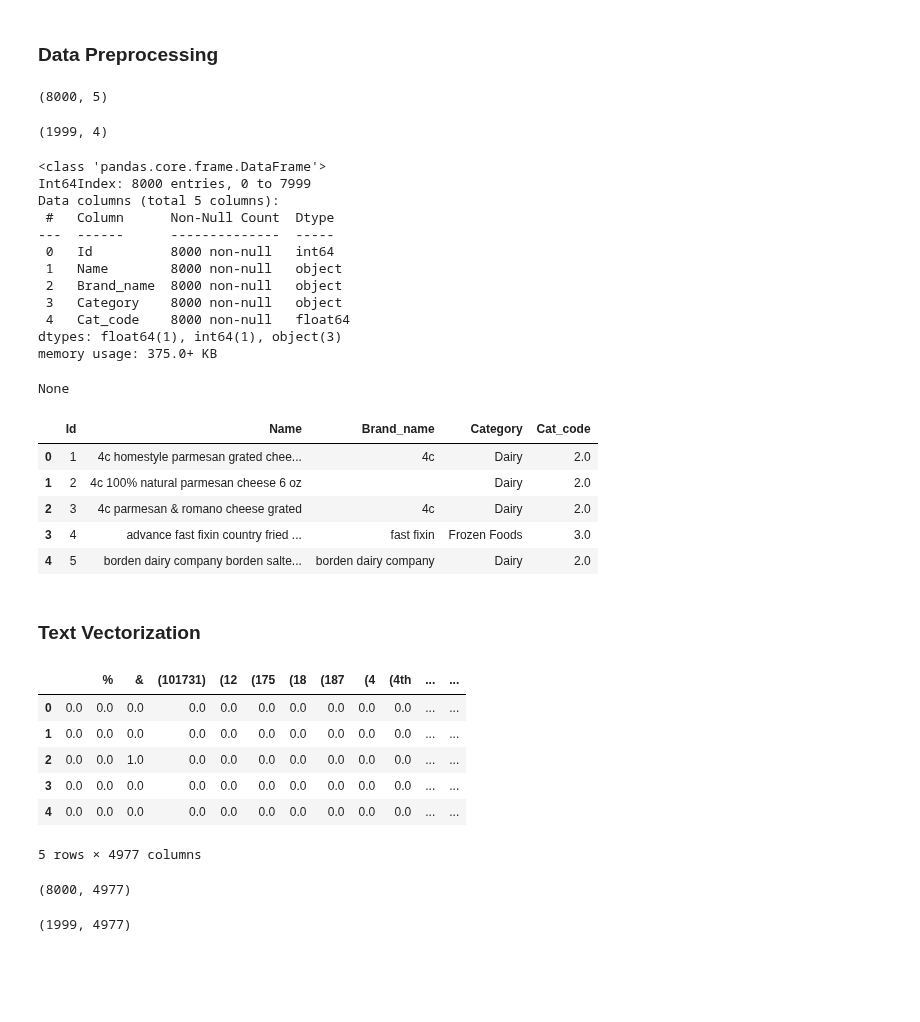
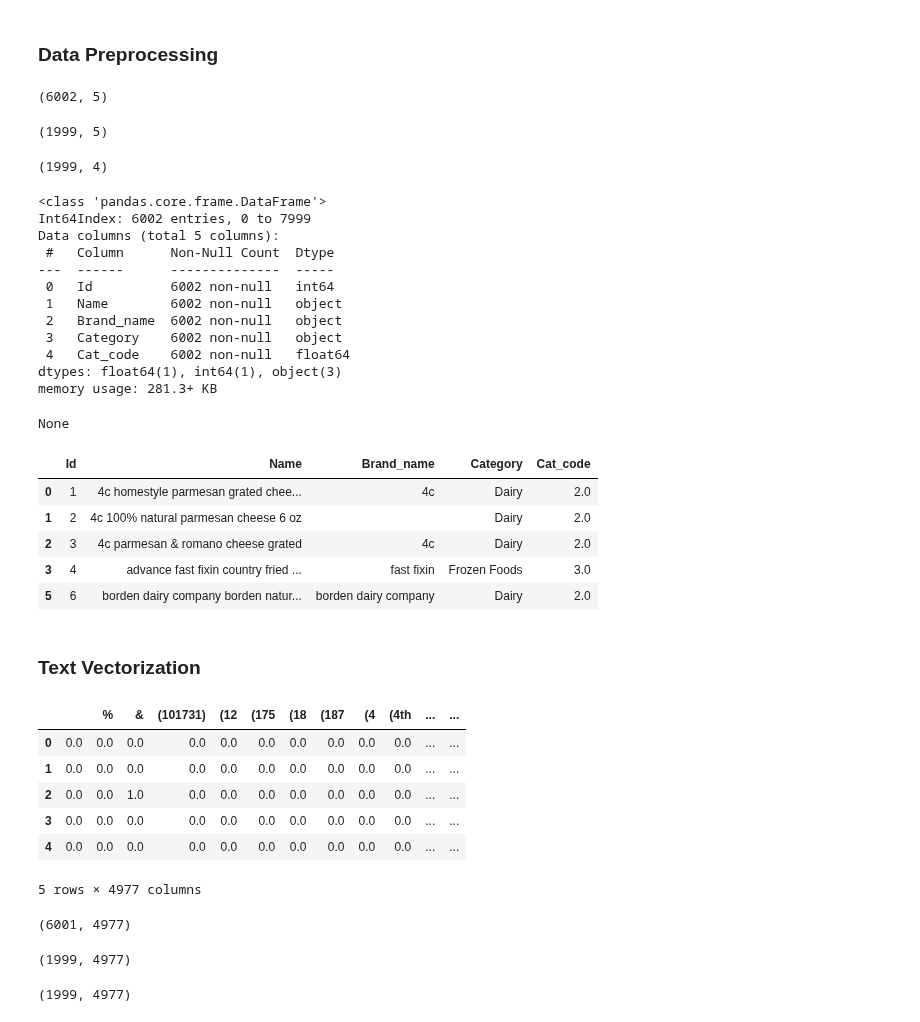
Before and after one commit to akiehl2000/STAA578_Homework, a Jupyter notebook: Homework4/homework4.ipynb, the cells around one changed output. Saved outputs shown, nothing was run; the diff lists cells and outputs as text; code cells hidden in the pictures; blank space fills up the shorter version.

Commit message:
Hold out validation set

```diff
--- a/Homework4/homework4.ipynb
+++ b/Homework4/homework4.ipynb
@@ -37,41 +39,49 @@ fullDF.loc[fullDF.brandAlready == -1, 'Name'] = fullDF.loc[fullDF.brandAlready =
     ' ' + fullDF.loc[fullDF.brandAlready == -1, 'Name']
 fullDF.drop('brandAlready', axis = 1, inplace = True)
 # %%
+# seed random seed
+random.seed(542023)
+
 # split data
 trainDF = pd.DataFrame(fullDF.loc[fullDF['origin'] == 'train'].drop('origin', axis = 1))
+validIdx = random.sample(list(trainDF['Id'] - 1), 1999)
+validDF = trainDF.loc[validIdx]
+trainDF = trainDF.loc[trainDF['Id'].apply(lambda x: x not in validIdx)]
 testDF = pd.DataFrame(fullDF.loc[fullDF['origin'] == 'test'].drop(['origin', 'Category'], axis = 1))
 
 # check dimensions of data
 display(trainDF.shape)
+display(validDF.shape)
 display(testDF.shape)
 
 # check data types
 display(trainDF.info())
 
 # peek at data
 display(trainDF.head())
 # %% [output]
-(8000, 5)
+(6002, 5)
-(1999, 4)
+(1999, 5)
-<class 'pandas.core.frame.DataFrame'>
-Int64Index: 8000 entries, 0 to 7999
-Data columns (total 5 columns):
- #   Column      Non-Null Count  Dtype
----  ------      --------------  -----
- 0   Id          8000 non-null   int64
- 1   Name        8000 non-null   object
- 2   Brand_name  8000 non-null   object
- 3   Category    8000 non-null   object
- 4   Cat_code    8000 non-null   float64
-dtypes: float64(1), int64(1), object(3)
-memory usage: 375.0+ KB
+(1999, 4)
-None
+<class 'pandas.core.frame.DataFrame'>
+Int64Index: 6002 entries, 0 to 7999
+Data columns (total 5 columns):
+ #   Column      Non-Null Count  Dtype
+---  ------      --------------  -----
+ 0   Id          6002 non-null   int64
+ 1   Name        6002 non-null   object
+ 2   Brand_name  6002 non-null   object
+ 3   Category    6002 non-null   object
+ 4   Cat_code    6002 non-null   float64
+dtypes: float64(1), int64(1), object(3)
+memory usage: 281.3+ KB
+None
 |  | Id | Name | Brand_name | Category | Cat_code |
 | 0 | 1 | 4c homestyle parmesan grated chee... | 4c | Dairy | 2.0 |
 | 1 | 2 | 4c 100% natural parmesan cheese 6 oz |  | Dairy | 2.0 |
 | 2 | 3 | 4c parmesan & romano cheese grated | 4c | Dairy | 2.0 |
 | 3 | 4 | advance fast fixin country fried ... | fast fixin | Frozen Foods | 3.0 |
-| 4 | 5 | borden dairy company borden salte... | borden dairy company | Dairy | 2.0 |
+| 5 | 6 | borden dairy company borden natur... | borden dairy company | Dairy | 2.0 |
 # %% [markdown]
 ### Text Vectorization
 # %%
@@ -95,10 +105,13 @@ display(wordBag.head())
 
 # split word bag
 trainDFwordBag = wordBag.loc[0:7999]
+validDFwordBag = trainDFwordBag.loc[validIdx]
+trainDFwordBag = trainDFwordBag.loc[pd.Series(trainDFwordBag.index).apply(lambda x: x not in validIdx)]
 testDFwordBag = wordBag.loc[8000:9999]
 
 # check dimensions of data
 display(trainDFwordBag.shape)
+display(validDFwordBag.shape)
 display(testDFwordBag.shape)
 # %% [output]
 |  |  | % | & | (101731) | (12 | (175 | (18 | (187 | (4 | (4th | ... | ... |
@@ -108,8 +121,9 @@ display(testDFwordBag.shape)
 | 3 | 0.0 | 0.0 | 0.0 | 0.0 | 0.0 | 0.0 | 0.0 | 0.0 | 0.0 | 0.0 | ... | ... |
 | 4 | 0.0 | 0.0 | 0.0 | 0.0 | 0.0 | 0.0 | 0.0 | 0.0 | 0.0 | 0.0 | ... | ... |
 5 rows × 4977 columns
-(8000, 4977)
+(6001, 4977)
 (1999, 4977)
+(1999, 4977)
 # %%
 # tag data with iterable object
 tagged_data = [TaggedDocument(d, [i]) for i, d in enumerate(fullDF['Name'].apply(lambda x: x.split(' ')))]
```
Also changed, not shown: parts of 6 cells of this notebook.
